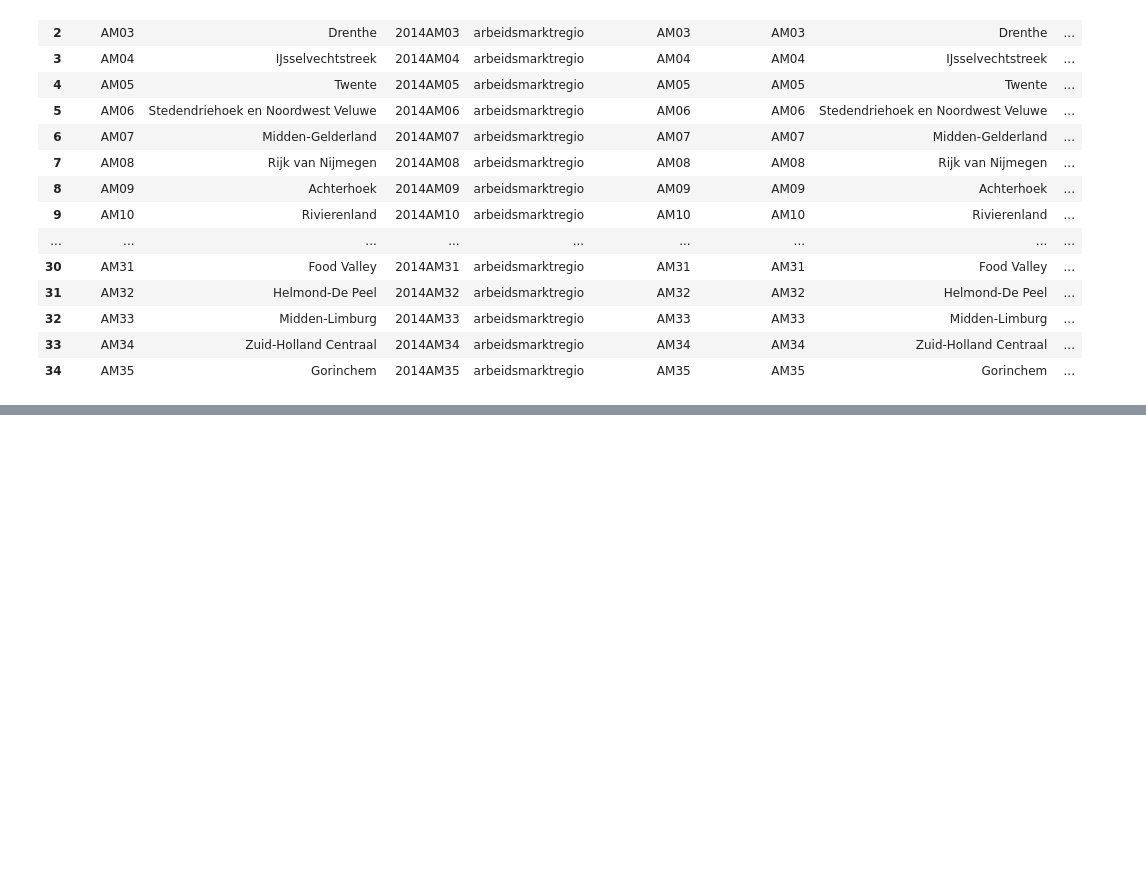
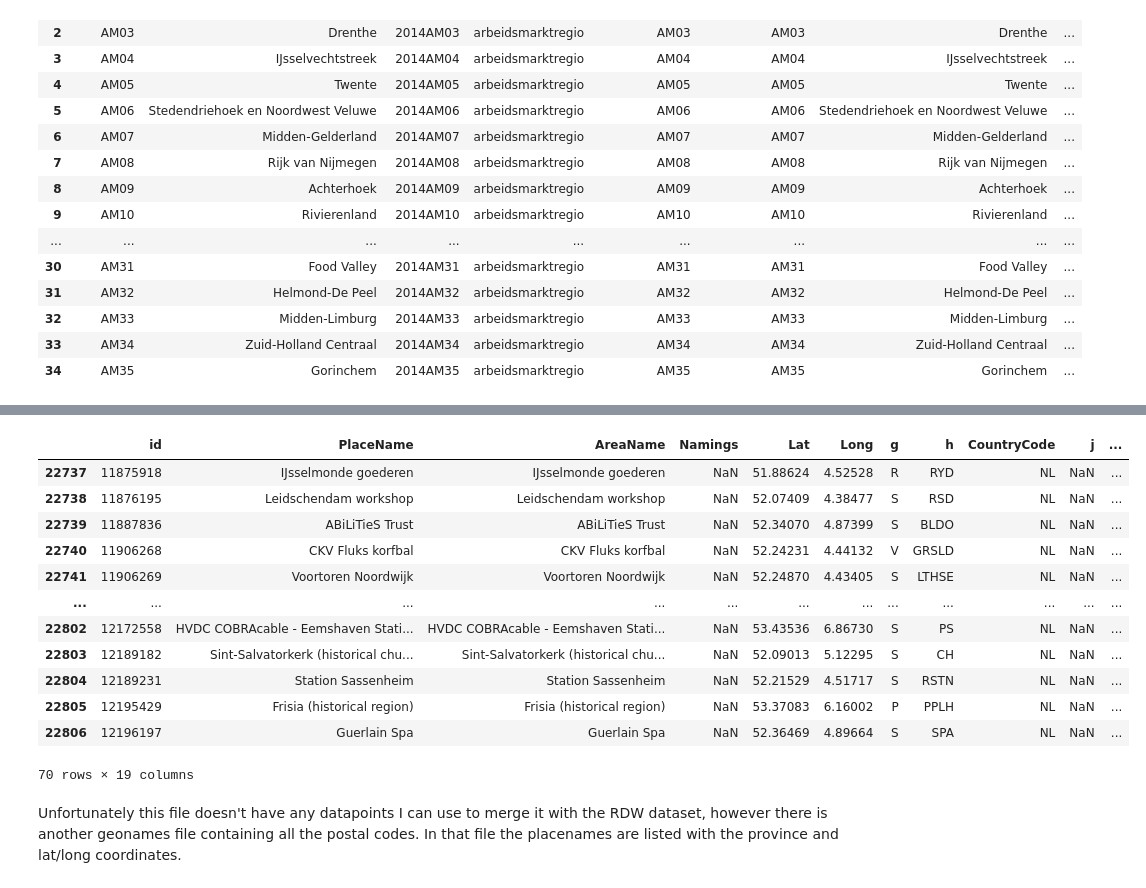
Before and after one commit to qiubee/car-city-data-analysis, a Jupyter notebook: notebooks/Geometry.ipynb, the cells around one changed output, grey strips where cells are left out. Saved outputs shown, nothing was run; the diff lists cells and outputs as text; code cells hidden in the pictures; blank space fills up the shorter version.

```diff
--- a/notebooks/Geometry.ipynb
+++ b/notebooks/Geometry.ipynb
@@ -30,0 +73,25 @@ GEBIED_IND
+# %%
+import pandas as pd
+
+
+columns = ["id", "PlaceName", "AreaName", "Namings", "Lat", "Long", "g", "h", "CountryCode", "j", "k", "l", "m", "n", "o", "p", "q", "Capital", "DateOfInput"]
+geo_names = pd.read_table("../datasets/geonames/NL/NL.txt", header=None)
+geo_names.columns = columns
+# %%
+geo_names.tail(70)
+# %% [output]
+|  | id | PlaceName | AreaName | Namings | Lat | Long | g | h | CountryCode | j | ... |
+| 22737 | 11875918 | IJsselmonde goederen | IJsselmonde goederen | NaN | 51.88624 | 4.52528 | R | RYD | NL | NaN | ... |
+| 22738 | 11876195 | Leidschendam workshop | Leidschendam workshop | NaN | 52.07409 | 4.38477 | S | RSD | NL | NaN | ... |
+| 22739 | 11887836 | ABiLiTieS Trust | ABiLiTieS Trust | NaN | 52.34070 | 4.87399 | S | BLDO | NL | NaN | ... |
+| 22740 | 11906268 | CKV Fluks korfbal | CKV Fluks korfbal | NaN | 52.24231 | 4.44132 | V | GRSLD | NL | NaN | ... |
+| 22741 | 11906269 | Voortoren Noordwijk | Voortoren Noordwijk | NaN | 52.24870 | 4.43405 | S | LTHSE | NL | NaN | ... |
+| ... | ... | ... | ... | ... | ... | ... | ... | ... | ... | ... | ... |
+| 22802 | 12172558 | HVDC COBRAcable - Eemshaven Stati... | HVDC COBRAcable - Eemshaven Stati... | NaN | 53.43536 | 6.86730 | S | PS | NL | NaN | ... |
+| 22803 | 12189182 | Sint-Salvatorkerk (historical chu... | Sint-Salvatorkerk (historical chu... | NaN | 52.09013 | 5.12295 | S | CH | NL | NaN | ... |
+| 22804 | 12189231 | Station Sassenheim | Station Sassenheim | NaN | 52.21529 | 4.51717 | S | RSTN | NL | NaN | ... |
+| 22805 | 12195429 | Frisia (historical region) | Frisia (historical region) | NaN | 53.37083 | 6.16002 | P | PPLH | NL | NaN | ... |
+| 22806 | 12196197 | Guerlain Spa | Guerlain Spa | NaN | 52.36469 | 4.89664 | S | SPA | NL | NaN | ... |
+70 rows × 19 columns
+# %% [markdown]
+Unfortunately this file doesn't have any datapoints I can use to merge it with the RDW dataset, however there is another geonames file containing all the postal codes. In that file the placenames are listed with the province and lat/long coordinates.
```
Also changed, not shown: parts of 8 cells of this notebook.
